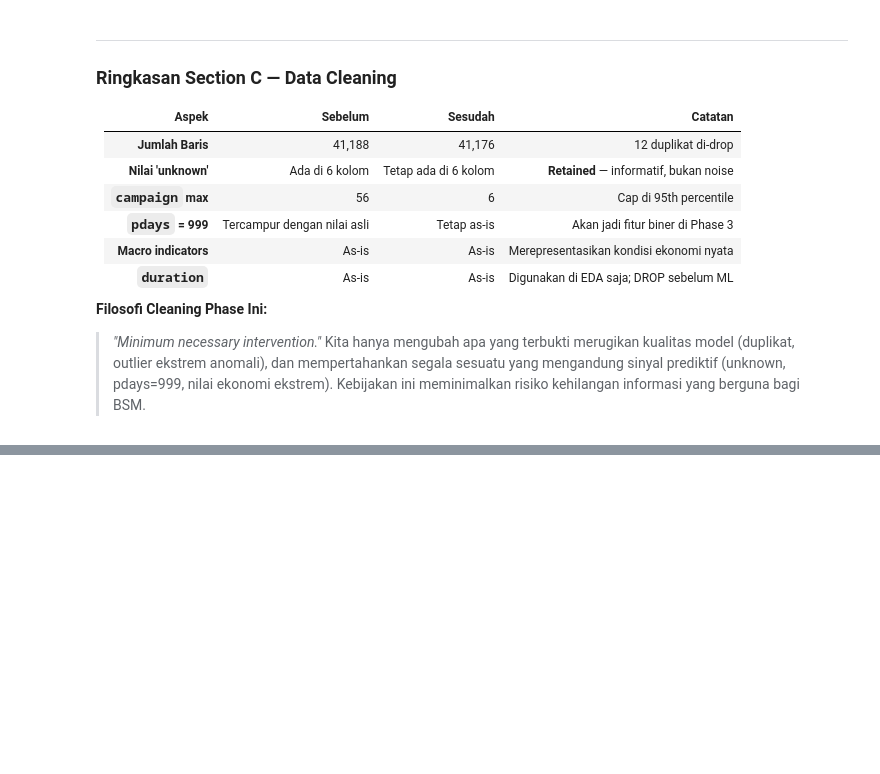
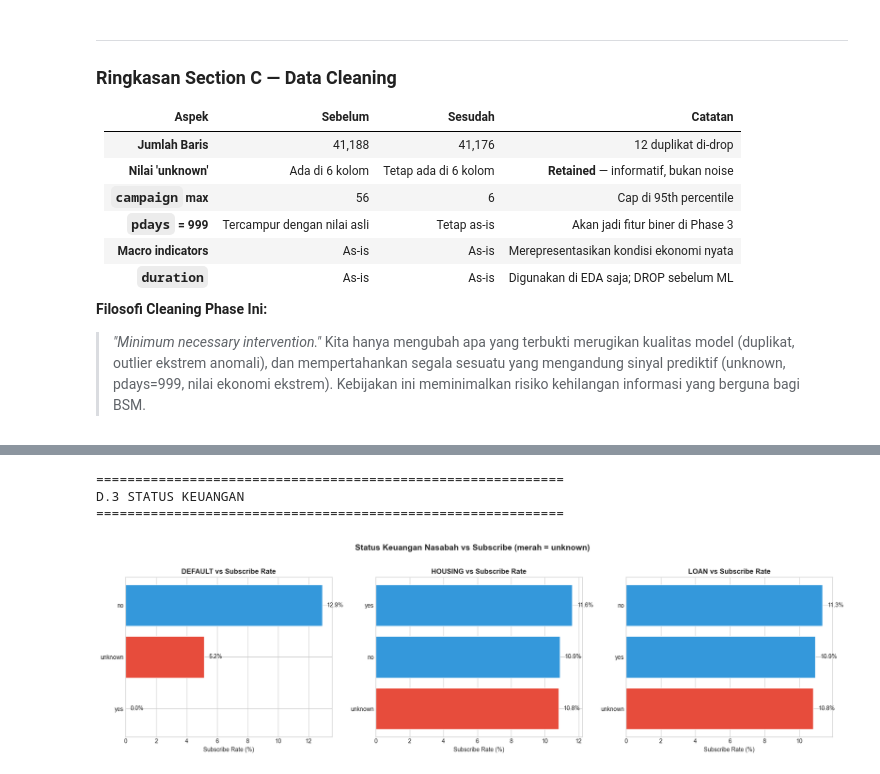
Before and after one commit to ravasrgh/bank-marketing-campaign-predictive-analytics, a Jupyter notebook: BSM_Bank_Marketing_FinalProject.ipynb, the cells around one changed output, grey strips where cells are left out. Cells and saved outputs as stored; diff of their text form; code cells hidden in the pictures; blank space fills up the shorter version.

```diff
--- a/BSM_Bank_Marketing_FinalProject.ipynb
+++ b/BSM_Bank_Marketing_FinalProject.ipynb
@@ -1347,0 +1609,35 @@ HANDLING 'unknown' — KEPUTUSAN FINAL:
+# %%
+# ─────────────────────────────────────────────────────────────
+# D.3 Status Keuangan
+# ─────────────────────────────────────────────────────────────
+
+print("=" * 60)
+print("D.3 STATUS KEUANGAN")
+print("=" * 60)
+
+fig, axes = plt.subplots(1, 3, figsize=(18, 5))
+
+for ax, col in zip(axes, ['default', 'housing', 'loan']):
+    rate_df = df.groupby(col)['y'].apply(
+        lambda x: (x == 'yes').mean() * 100
+    ).sort_values(ascending=True).reset_index()
+    rate_df.columns = [col, 'subscribe_rate']
+
+    colors = ['#e74c3c' if v == 'unknown' else '#3498db' for v in rate_df[col]]
+    bars = ax.barh(rate_df[col], rate_df['subscribe_rate'], color=colors, edgecolor='white')
+    for bar, val in zip(bars, rate_df['subscribe_rate']):
+        ax.text(bar.get_width() + 0.3, bar.get_y() + bar.get_height()/2,
+                f'{val:.1f}%', va='center', fontsize=10)
+    ax.set_title(f'{col.upper()} vs Subscribe Rate', fontsize=12, fontweight='bold')
+    ax.set_xlabel('Subscribe Rate (%)')
+
+plt.suptitle('Status Keuangan Nasabah vs Subscribe (merah = unknown)',
+             fontsize=14, fontweight='bold', y=1.02)
+plt.tight_layout()
+plt.savefig('d3_status_keuangan.png', dpi=150, bbox_inches='tight')
+plt.show()
+# %% [output]
+============================================================
+D.3 STATUS KEUANGAN
+============================================================
+[figure, added]
```
Also changed, not shown: parts of 26 cells of this notebook.
